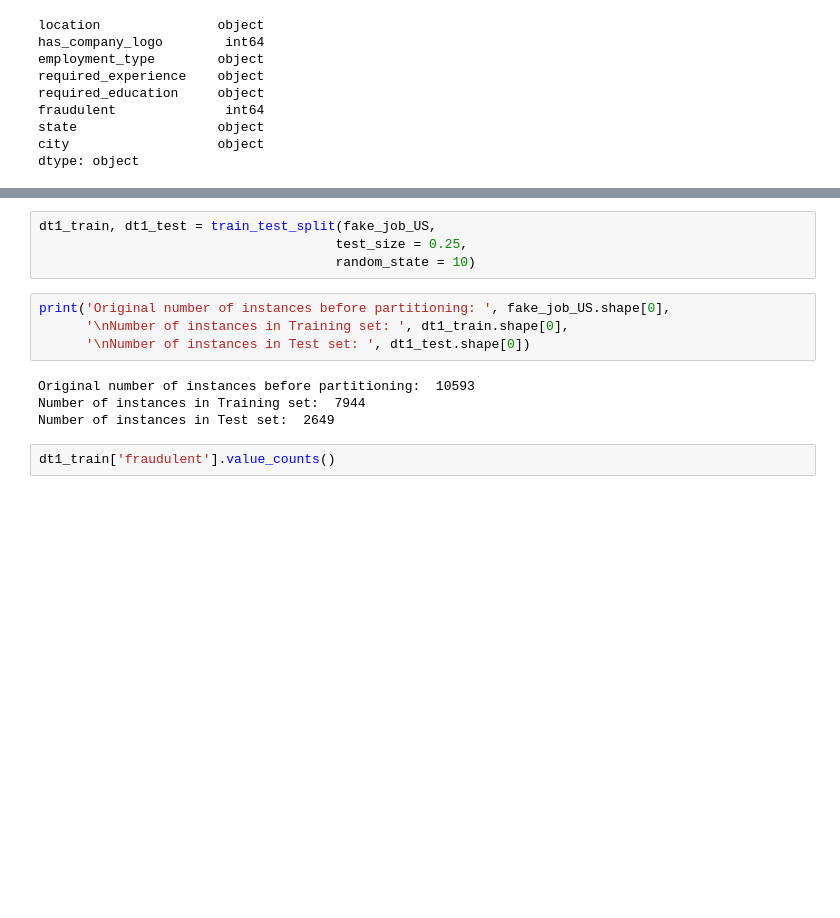
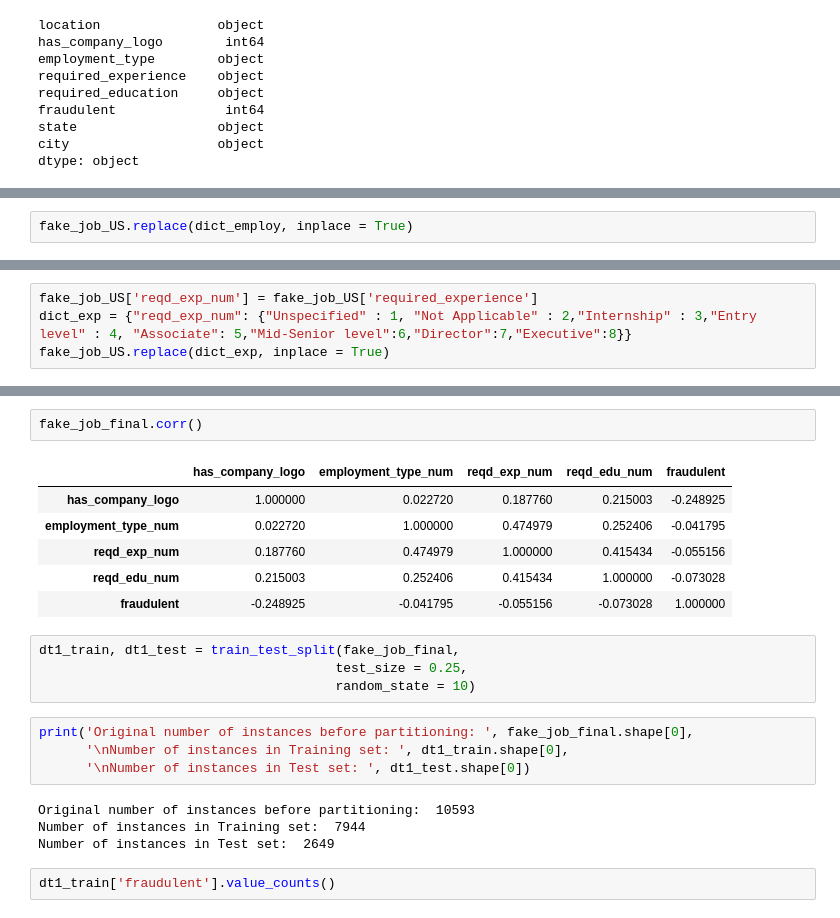
Before and after one commit to hjyoon16/Fake_Job_Post_Classification, a Jupyter notebook: 502Project.ipynb, the cells around one changed output, grey strips where cells are left out. Saved outputs shown, nothing was run; the diff lists cells and outputs as text; blank space fills up the shorter version.

```diff
--- a/502Project.ipynb
+++ b/502Project.ipynb
@@ -336,0 +324,2 @@ Name: state, dtype: int64
+# %%
+fake_job_US.replace(dict_employ, inplace = True)
@@ -336,0 +339,4 @@ Name: state, dtype: int64
+# %%
+fake_job_US['reqd_exp_num'] = fake_job_US['required_experience']
+dict_exp = {"reqd_exp_num": {"Unspecified" : 1, "Not Applicable" : 2,"Internship" : 3,"Entry level" : 4, "Associate": 5,"Mid-Senior level":6,"Director":7,"Executive":8}}
+fake_job_US.replace(dict_exp, inplace = True)
@@ -337,9 +388,18 @@ Name: state, dtype: int64
+# %%
+fake_job_final.corr()
+# %% [output]
+|  | has_company_logo | employment_type_num | reqd_exp_num | reqd_edu_num | fraudulent |
+| has_company_logo | 1.000000 | 0.022720 | 0.187760 | 0.215003 | -0.248925 |
+| employment_type_num | 0.022720 | 1.000000 | 0.474979 | 0.252406 | -0.041795 |
+| reqd_exp_num | 0.187760 | 0.474979 | 1.000000 | 0.415434 | -0.055156 |
+| reqd_edu_num | 0.215003 | 0.252406 | 0.415434 | 1.000000 | -0.073028 |
+| fraudulent | -0.248925 | -0.041795 | -0.055156 | -0.073028 | 1.000000 |
 # %%
-dt1_train, dt1_test = train_test_split(fake_job_US,
+dt1_train, dt1_test = train_test_split(fake_job_final,
                                       test_size = 0.25,
                                       random_state = 10)
 # %%
-print('Original number of instances before partitioning: ', fake_job_US.shape[0],
+print('Original number of instances before partitioning: ', fake_job_final.shape[0],
       '\nNumber of instances in Training set: ', dt1_train.shape[0],
       '\nNumber of instances in Test set: ', dt1_test.shape[0])
 # %% [output]
```
Also changed, not shown: parts of 14 cells of this notebook.
